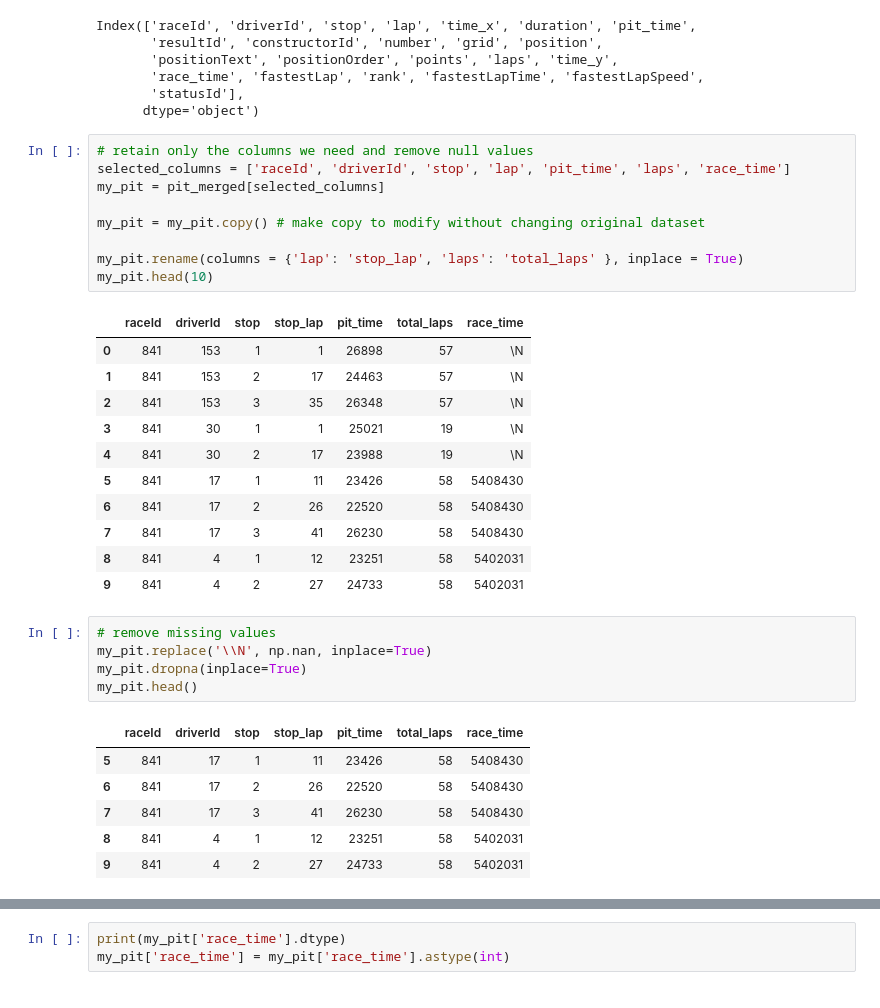
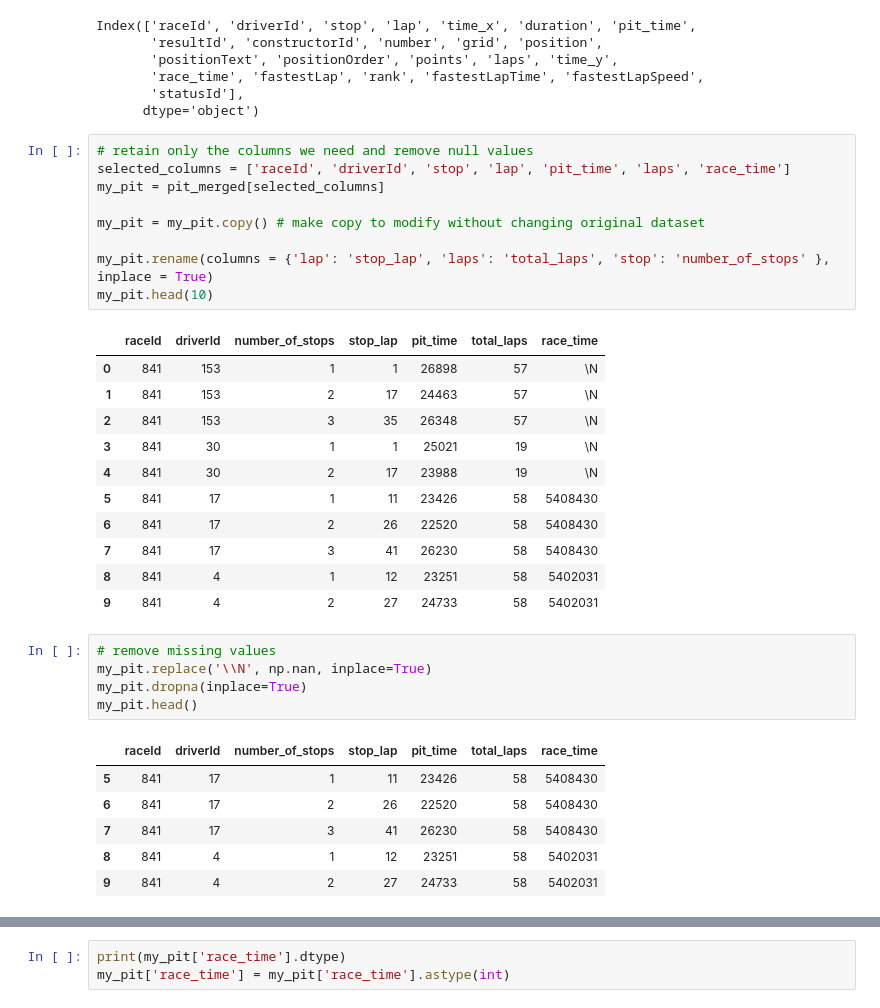
Before and after one commit to MacBeth-M/Capstone, a Jupyter notebook: Pitstops2.ipynb, the cells around one changed output, grey strips where cells are left out. Cells and saved outputs as stored; diff of their text form.

```diff
--- a/Pitstops2.ipynb
+++ b/Pitstops2.ipynb
@@ -57,14 +57,14 @@ Index(['raceId', 'driverId', 'stop', 'lap', 'time_x', 'duration', 'pit_time',
 # %%
 # retain only the columns we need and remove null values
 selected_columns = ['raceId', 'driverId', 'stop', 'lap', 'pit_time', 'laps', 'race_time']
 my_pit = pit_merged[selected_columns]
 
 my_pit = my_pit.copy() # make copy to modify without changing original dataset
 
-my_pit.rename(columns = {'lap': 'stop_lap', 'laps': 'total_laps' }, inplace = True)
+my_pit.rename(columns = {'lap': 'stop_lap', 'laps': 'total_laps', 'stop': 'number_of_stops' }, inplace = True)
 my_pit.head(10)
 # %% [output]
-|  | raceId | driverId | stop | stop_lap | pit_time | total_laps | race_time |
+|  | raceId | driverId | number_of_stops | stop_lap | pit_time | total_laps | race_time |
 | 0 | 841 | 153 | 1 | 1 | 26898 | 57 | \N |
 | 1 | 841 | 153 | 2 | 17 | 24463 | 57 | \N |
 | 2 | 841 | 153 | 3 | 35 | 26348 | 57 | \N |
@@ -81,7 +81,7 @@ my_pit.replace('\\N', np.nan, inplace=True)
 my_pit.dropna(inplace=True)
 my_pit.head()
 # %% [output]
-|  | raceId | driverId | stop | stop_lap | pit_time | total_laps | race_time |
+|  | raceId | driverId | number_of_stops | stop_lap | pit_time | total_laps | race_time |
 | 5 | 841 | 17 | 1 | 11 | 23426 | 58 | 5408430 |
 | 6 | 841 | 17 | 2 | 26 | 22520 | 58 | 5408430 |
 | 7 | 841 | 17 | 3 | 41 | 26230 | 58 | 5408430 |
```
Also changed, not shown: parts of 8 cells of this notebook.
